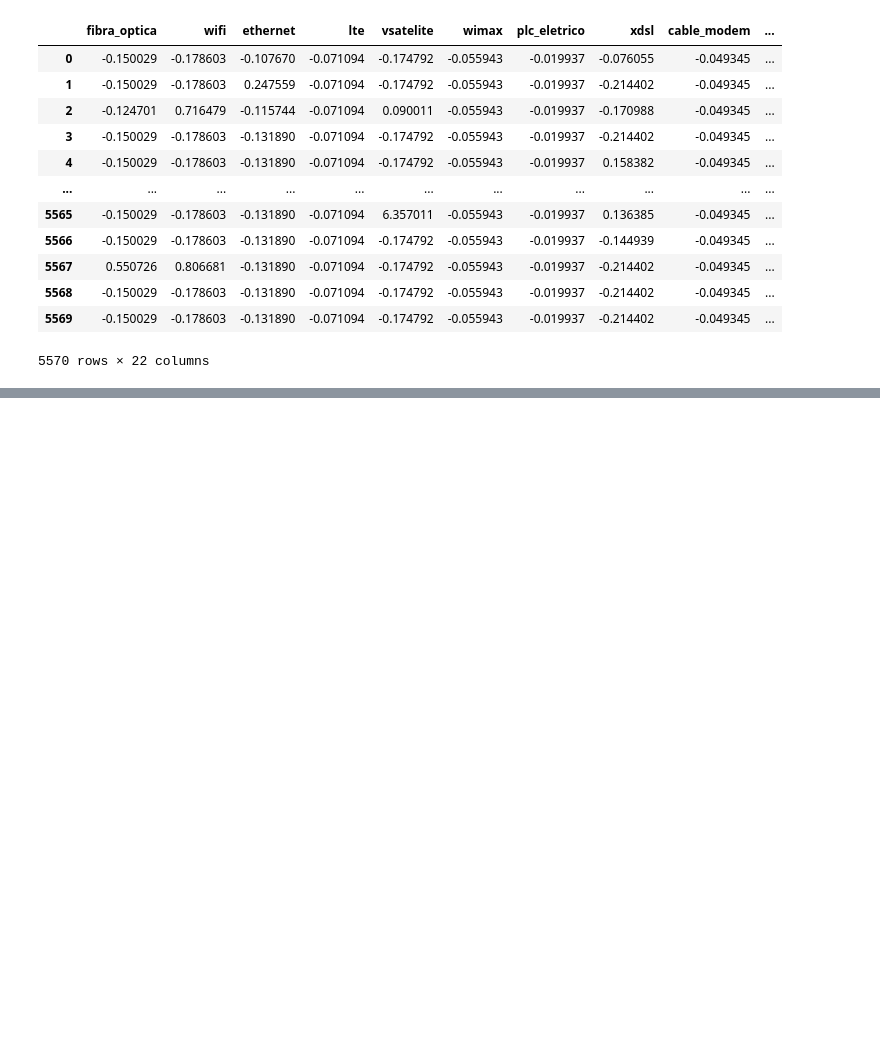
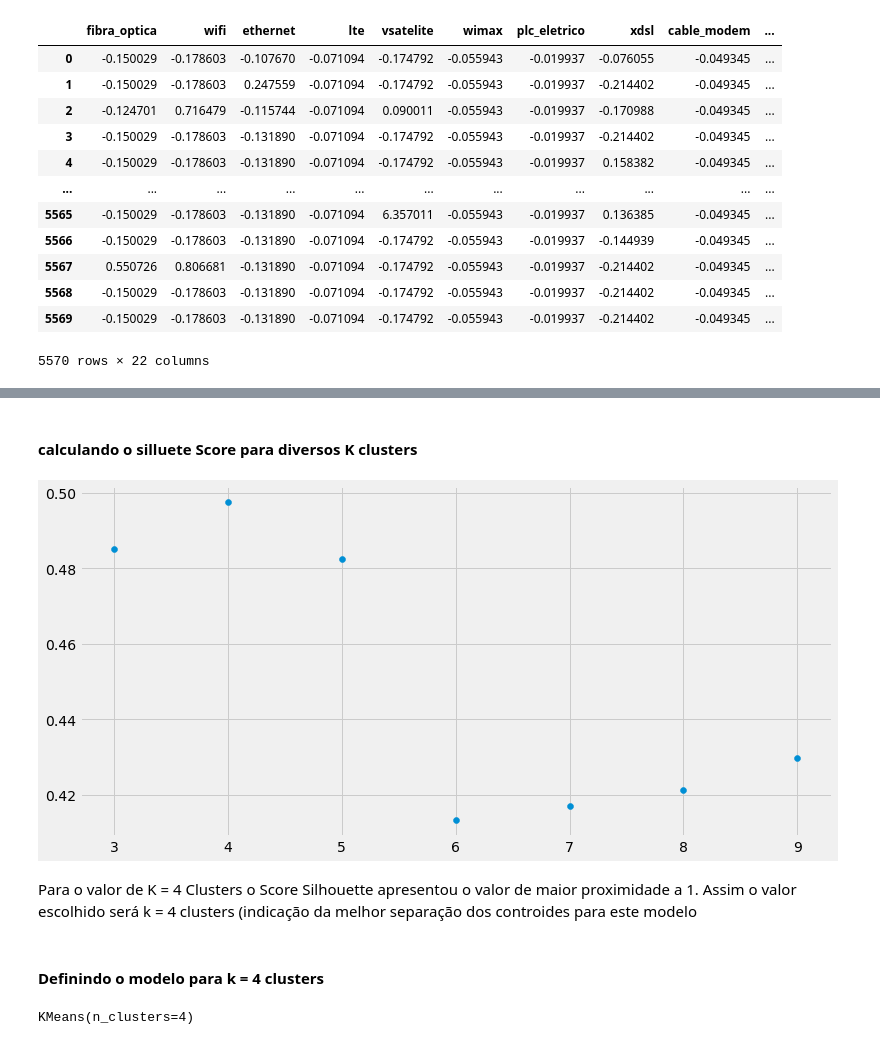
Before and after one commit to mcolazin/tcc_jupyter_new, a Jupyter notebook: part_4_cluster_analysis_with_knn.ipynb, the cells around one changed output, grey strips where cells are left out. Drawn from its saved outputs; the diff is of its cells as text; code cells hidden in the pictures; blank space fills up the shorter version.

Commit message:
Add files via upload
Finish the cluster analysis for all numerical data

```diff
--- a/part_4_cluster_analysis_with_knn.ipynb
+++ b/part_4_cluster_analysis_with_knn.ipynb
@@ -106,0 +115,9 @@ complete_num_data_totalnet_reescale
+# %%
+pca = PCA(n_components= 1)
+data_pca = pca.fit_transform(complete_num_data_totalnet_reescale[['densidade_total_internet_fixa',
+                                                                  'remuneracao_media', 'gini', 'pib',
+                                                                  'pib_p_capta', 'media_idhm']])
+data_pca = pd.DataFrame(data_pca, columns=["component_1"]).join(
+    complete_num_data_totalnet_reescale['mean_grades_group_cities']).round(3)
+data_pca.columns = ["component_1", "grades"]
+data_pca
@@ -106,0 +138,22 @@ complete_num_data_totalnet_reescale
+# %% [markdown]
+#### calculando o silluete Score para diversos K clusters
+# %%
+score = []
+for k in range(3,10):
+    cluster_model = KMeans(n_clusters=k)
+    cluster_model.fit(data_pca)
+    score.append(silhouette_score(data_pca, cluster_model.labels_))
+plt.figure(figsize=(12,6))
+plt.scatter(x = range(3,10), y = score)
+plt.show()
+# %% [output]
+[figure, added]
+# %% [markdown]
+Para o valor de K = 4 Clusters o Score Silhouette apresentou o valor de maior proximidade a 1. Assim o valor escolhido será k = 4 clusters (indicação da melhor separação dos controides para este modelo
+# %% [markdown]
+#### Definindo o modelo para k = 4 clusters
+# %%
+kmeans_model = KMeans(n_clusters= 4)
+kmeans_model.fit(data_pca)
+# %% [output]
+KMeans(n_clusters=4)
```
Also changed, not shown: parts of 6 cells of this notebook.
